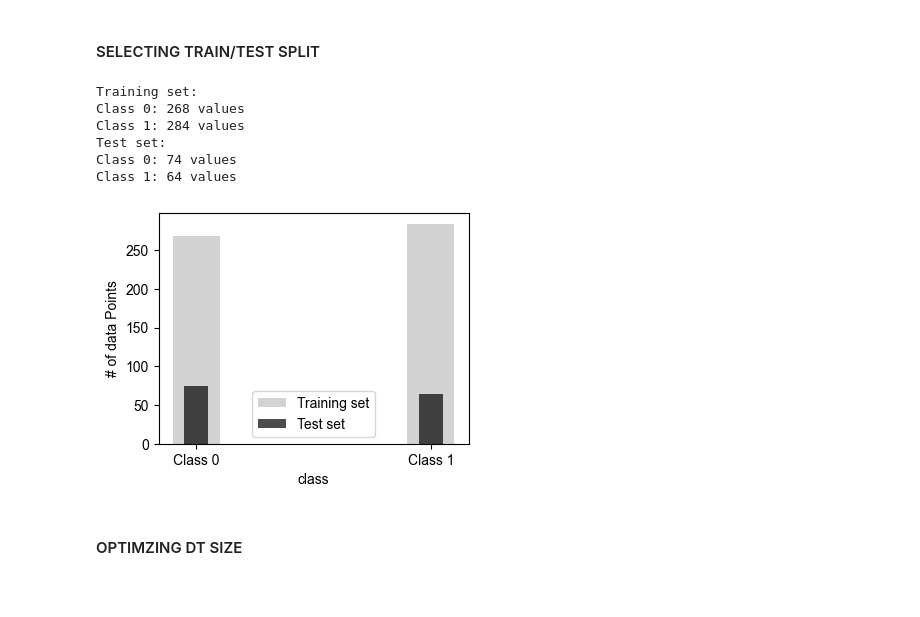
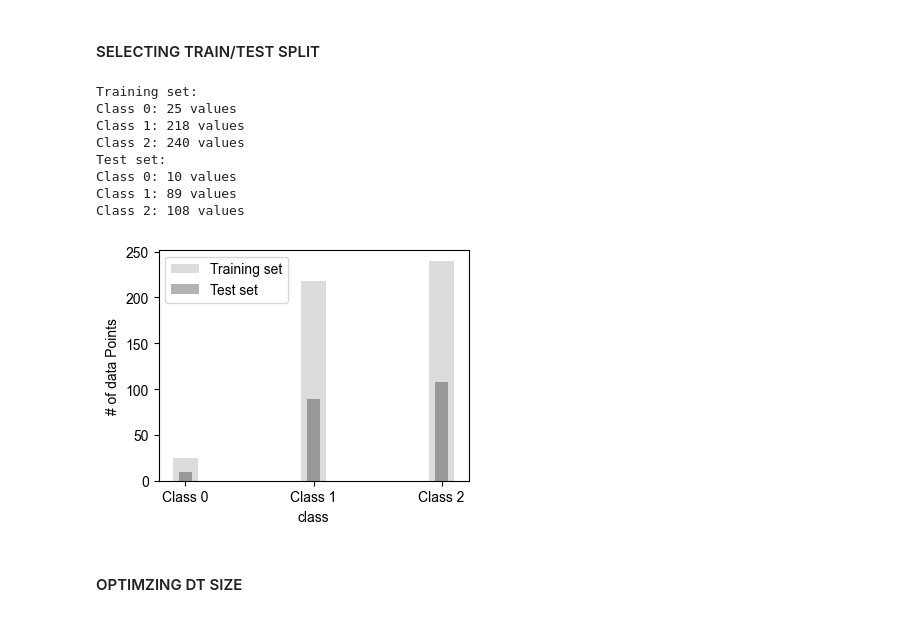
Before and after one commit to ljkaras/tree-based-methods, a Jupyter notebook: tree_based_methods.ipynb, the cells around one changed output. Cells and saved outputs as stored; diff of their text form; code cells hidden in the pictures; blank space fills up the shorter version.

```diff
--- a/tree_based_methods.ipynb
+++ b/tree_based_methods.ipynb
@@ -435,8 +440,8 @@ response = "sf_mp_average"
 # enter the cutoff you want:
 
 cutoffs = {
-    'cutoff_1': 150,
-    'cutoff_2': None,
+    'cutoff_1': 50,
+    'cutoff_2': 150,
     'cutoff_3': None,  # Enter a new class if needed
     'cutoff_4': None,  # Enter a new class if needed
     'cutoff_5': None,  # Enter a new class if needed
@@ -506,39 +512,41 @@ Recomended class weights: {0: 1, 1: 1}
 # %%
 # enteer the test size:
 test_size = 0.30
 
 #---------------------------------------------------------------------------------------------#
 X_train, X_test, y_train, y_test = train_test_split(X, y_class, test_size=test_size, shuffle=True, random_state=random_state)
 
 train_count = np.bincount(y_train)
 test_count = np.bincount(y_test)
 
 # Print the number of values in each class
 print("Training set:")
 for class_num, count in enumerate(train_count):
     print(f"Class {class_num}: {count} values")
 print("Test set:")
 for class_num, count in enumerate(test_count):
     print(f"Class {class_num}: {count} values")
 
 # Plot the bars on top of each other
 plt.figure(figsize=(4, 3))
-plt.bar(np.arange(len(train_count)), train_count, width=0.2, color='lightgrey', label='Training set')
-plt.bar(np.arange(len(test_count)), test_count, width=0.1, color='black', label='Test set', alpha=0.7)
+plt.bar(np.arange(len(train_count)), train_count, width=0.2, color='lightgrey', alpha=0.8, label='Training set')
+plt.bar(np.arange(len(test_count)), test_count, width=0.1, color='black', alpha=0.3, label='Test set')
 
 plt.xlabel("class")
 plt.ylabel("# of data Points")
 plt.xticks(range(len(class_counts)), [f"Class {class_num}" for class_num in range(len(class_counts))])
 plt.legend()
 plt.show()
 # %% [output]
 Training set:
-Class 0: 268 values
-Class 1: 284 values
+Class 0: 25 values
+Class 1: 218 values
+Class 2: 240 values
 Test set:
-Class 0: 74 values
-Class 1: 64 values
+Class 0: 10 values
+Class 1: 89 values
+Class 2: 108 values
-[figure, old version]
+[figure, new version]
 # %% [markdown]
 #### OPTIMZING DT SIZE
 # %% [markdown]
```
Also changed, not shown: parts of 9 cells of this notebook.
